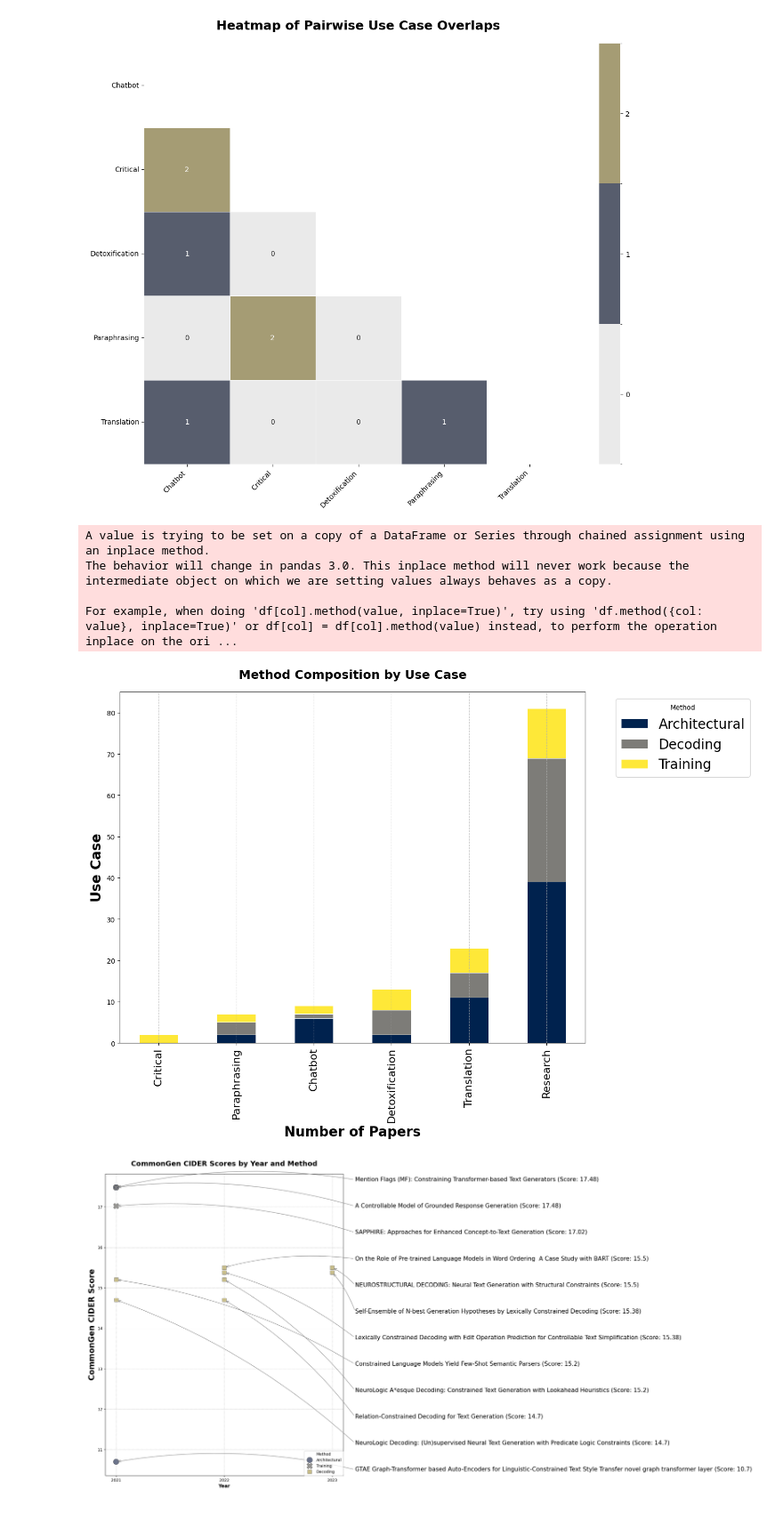
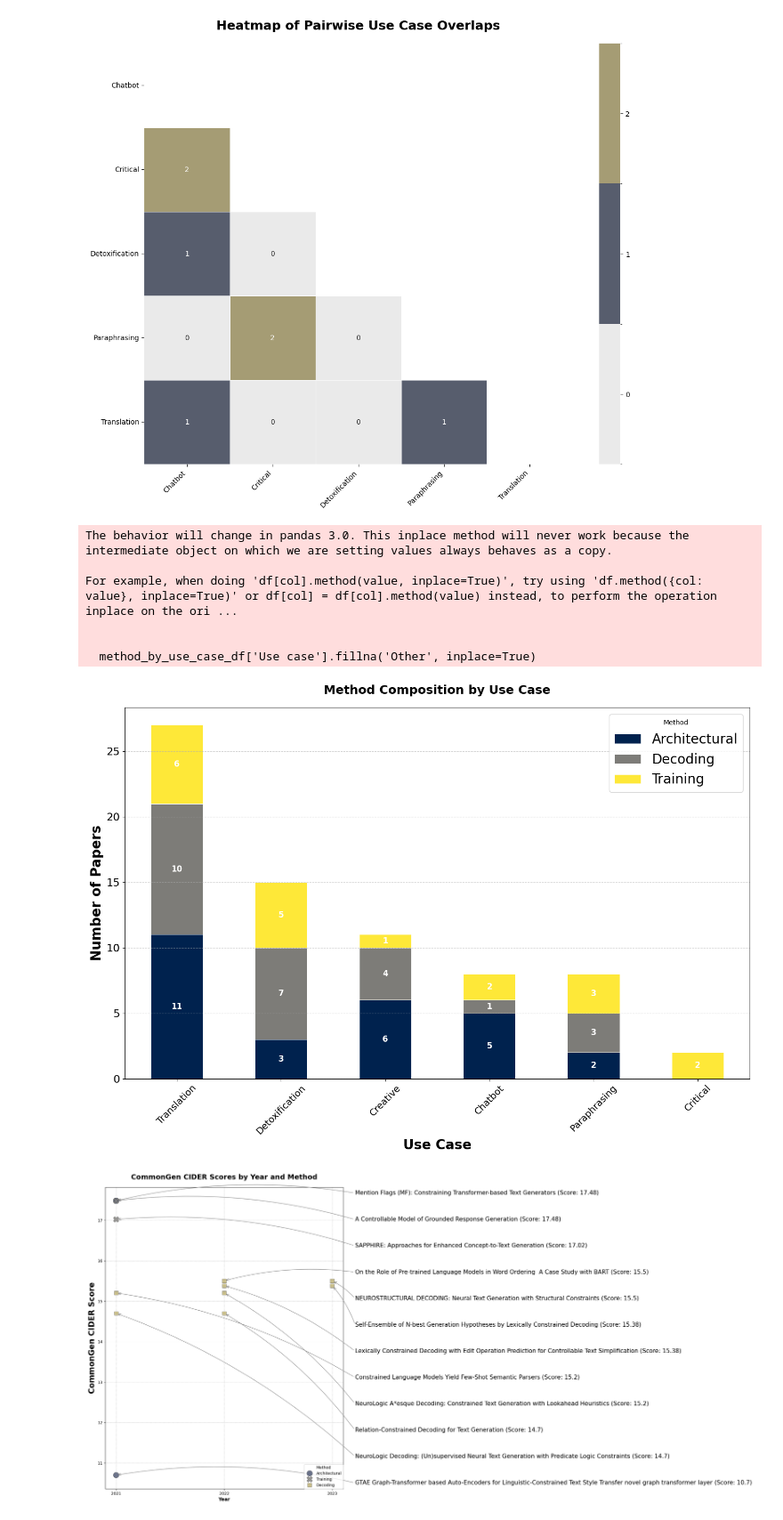
Before and after one commit to JosephMuddle/lit-review-papers, a Jupyter notebook: data_analysis.ipynb, the cells around one changed output. Shown at 89% size. Cells and saved outputs as stored; diff of their text form; code cells hidden in the pictures.

Commit message:
new data analysis stuff

```diff
--- a/data_analysis.ipynb
+++ b/data_analysis.ipynb
@@ -271,7 +273,7 @@ method_by_use_case_df = df_included[['Use case', 'General Method']].copy()
 # 2. Handle missing/empty 'Use case' data by labeling it as 'Other'.
 #    We also filter out papers with an 'Unknown' General Method.
 method_by_use_case_df['Use case'].fillna('Other', inplace=True)
-method_by_use_case_df.loc[method_by_use_case_df['Use case'] == 'Other', 'Use case'] = 'Research'
+method_by_use_case_df.loc[method_by_use_case_df['Use case'] == 'Other', 'Use case'] = ''
 method_by_use_case_df = method_by_use_case_df[method_by_use_case_df['General Method'] != 'Unknown']
 
 # 3. Unpack the multi-label 'Use case' column.
@@ -285,46 +287,62 @@ exploded_df = method_by_use_case_df.explode('Use case')
 crosstab_df = pd.crosstab(exploded_df['Use case'], exploded_df['General Method'])
 
 # 5. Sort the data for a cleaner plot.
-#    We sort the bars by their total number of papers.
+#    We sort the bars by their total number of papers, descending.
 crosstab_df['total'] = crosstab_df.sum(axis=1)
-crosstab_df = crosstab_df.sort_values('total', ascending=True).drop(columns='total')
+crosstab_df = crosstab_df.sort_values('total', ascending=False).drop(columns='total')
 
 # --- Plotting ---
 
 # Use a colorblind-friendly palette
 colors = plt.get_cmap('cividis')(np.linspace(0, 1, len(crosstab_df.columns)))
 
-# Create the stacked horizontal bar chart
+# Create the stacked vertical bar chart
 ax = crosstab_df.plot(
     kind='bar',
     stacked=True,
     figsize=(14, 10),
     color=colors,
     edgecolor='white',
     linewidth=0.7
 )
 
+# --- Add Data Labels to the Bars ---
+# We iterate through each container (i.e., each 'General Method' in the stack)
+for c in ax.containers:
+    # We only want to show a label if the value is greater than 0.
+    labels = [f'{v.get_height():.0f}' if v.get_height() > 0 else '' for v in c]
+
+    # Add the labels to the bars
+    ax.bar_label(c, labels=labels, label_type='center', color='white', weight='bold', fontsize=12)
+
+
 # --- Formatting the Chart ---
 
 # Add labels and title
-ax.set_xlabel('Number of Papers', fontsize=20, weight='bold')
-ax.set_ylabel('Use Case', fontsize=20, weight='bold')
+ax.set_ylabel('Number of Papers', fontsize=20, weight='bold')
+ax.set_xlabel('Use Case', fontsize=20, weight='bold')
 ax.set_title('Method Composition by Use Case', fontsize=18, weight='bold', pad=20)
 
 # Customize the legend
-ax.legend(title='Method', bbox_to_anchor=(1.05, 1), loc='upper left', fontsize=20)
-ax.tick_params(axis='x', labelsize=16)
+ax.legend(title='Method', loc='upper right', fontsize=20)
+
+# Customize tick labels
+ax.tick_params(axis='y', labelsize=16)
+ax.tick_params(axis='x', rotation=45, labelsize=14)
+
 
 # Improve layout
-plt.grid(axis='x', linestyle='--', alpha=0.6)
+plt.grid(axis='y', linestyle='--', alpha=0.6)
 plt.tight_layout()
 plt.show()
 # %% [output]
-A value is trying to be set on a copy of a DataFrame or Series through chained assignment using an inplace method.
 The behavior will change in pandas 3.0. This inplace method will never work because the intermediate object on which we are setting values always behaves as a copy.
 
 For example, when doing 'df[col].method(value, inplace=True)', try using 'df.method({col: value}, inplace=True)' or df[col] = df[col].method(value) instead, to perform the operation inplace on the ori ...
+
+
+  method_by_use_case_df['Use case'].fillna('Other', inplace=True)
-[figure, old version]
+[figure, new version]
 # %%
 from matplotlib.ticker import MaxNLocator
 
```
Also changed, not shown: parts of 3 cells of this notebook, 4 other files.
